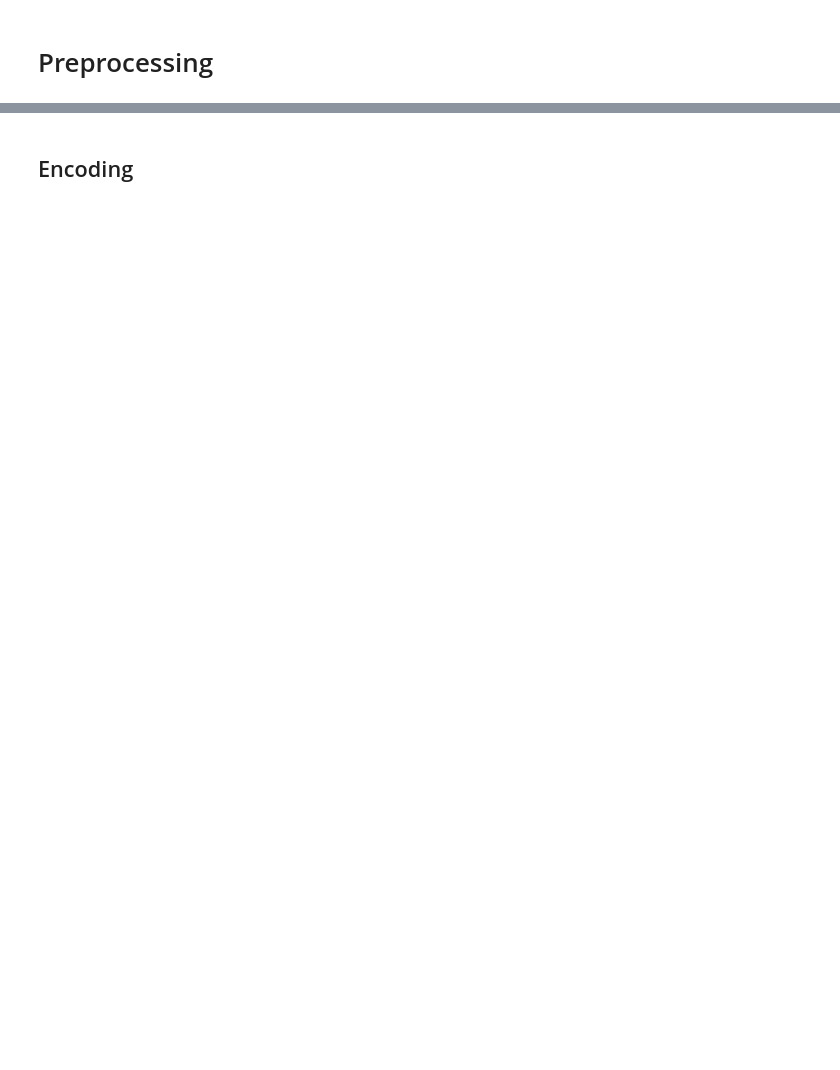
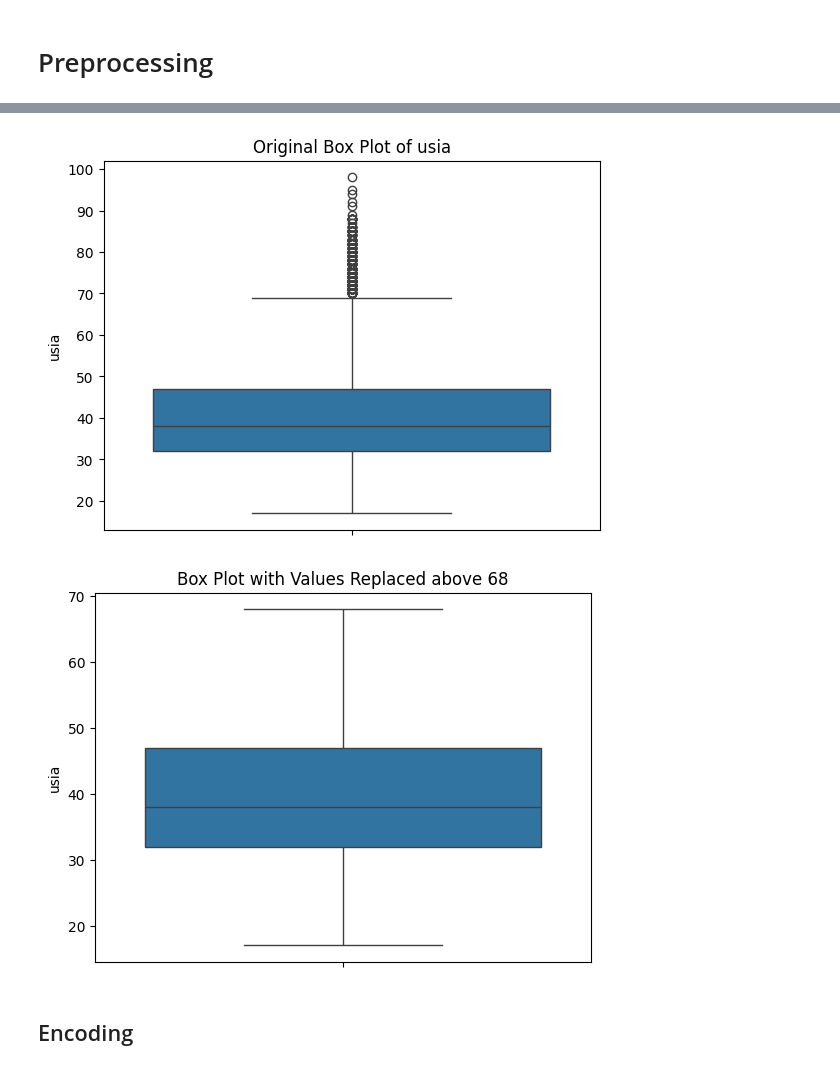
Before and after one commit to 6n6j6m/Data-Quest-Challenge-DSI, a Jupyter notebook: main.ipynb, the cells around one changed output, grey strips where cells are left out. Drawn from its saved outputs; the diff is of its cells as text; code cells hidden in the pictures; blank space fills up the shorter version.

```diff
--- a/main.ipynb
+++ b/main.ipynb
@@ -205,3 +309,25 @@ print(test.duplicated().sum())
+# %%
+# Threshold atas
+def replace_values_above_threshold(data_train, column, threshold):
+    sns.boxplot(data_train[column])
+    plt.title(f'Original Box Plot of {column}')
+    plt.show()
+
+    above_threshold = data_train[column] > threshold
+    data_train.loc[above_threshold, column] = threshold
+
+    sns.boxplot(data_train[column])
+    plt.title(f'Box Plot with Values Replaced above {threshold}')
+    plt.show()
+
+    return train
+
+train = replace_values_above_threshold(train, 'usia', 68)
+# train = replace_values_above_threshold(train, 'jumlah_kontak_kampanye_ini', 6)
+# train = replace_values_above_threshold(train, 'indeks_kepercayaan_konsumen', -30)
+# %% [output]
+[figure, added]
+[figure, added]
 # %% [markdown]
 ## Encoding
 # %%
```
Also changed, not shown: parts of 32 cells of this notebook, 6 other files.
